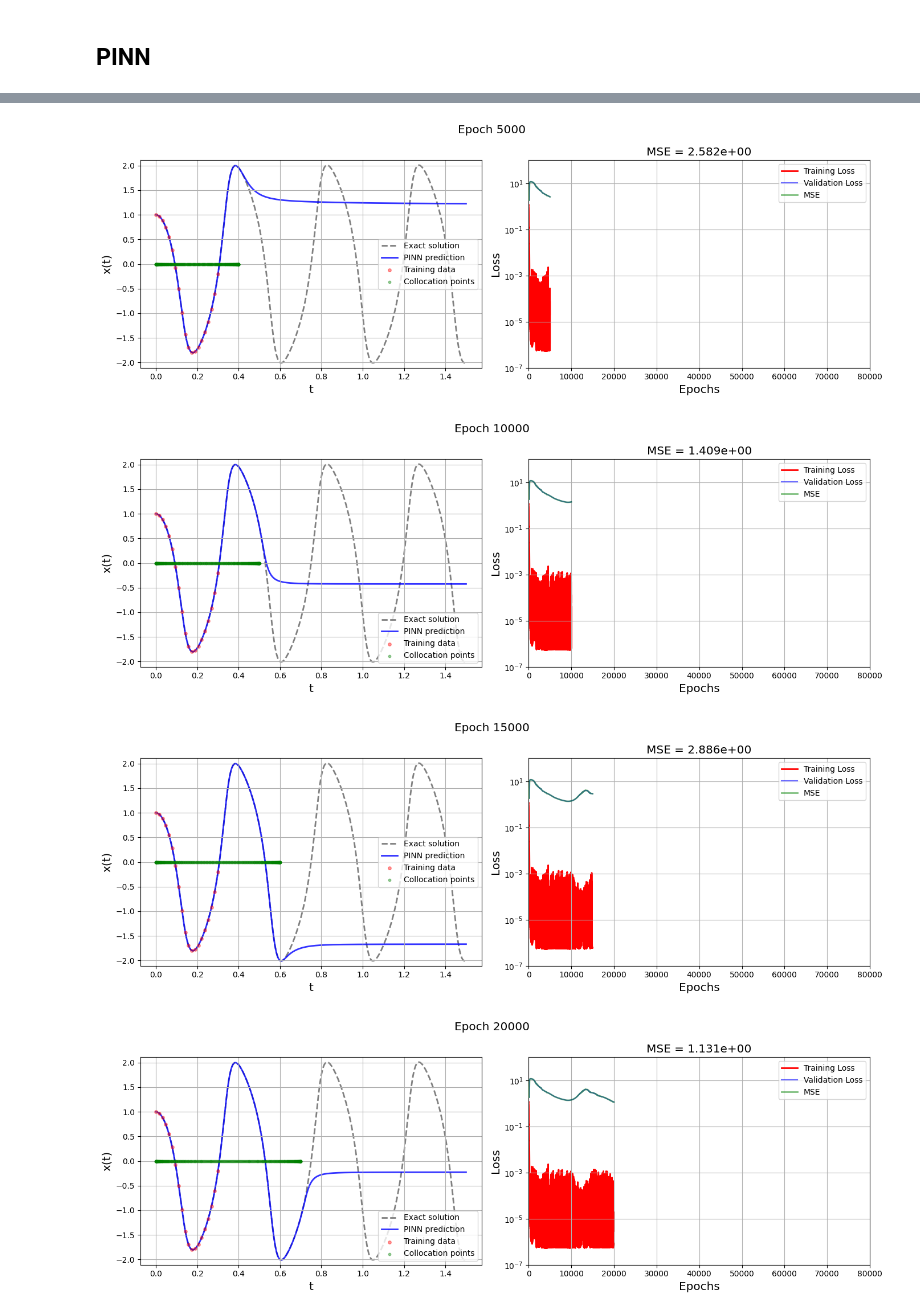
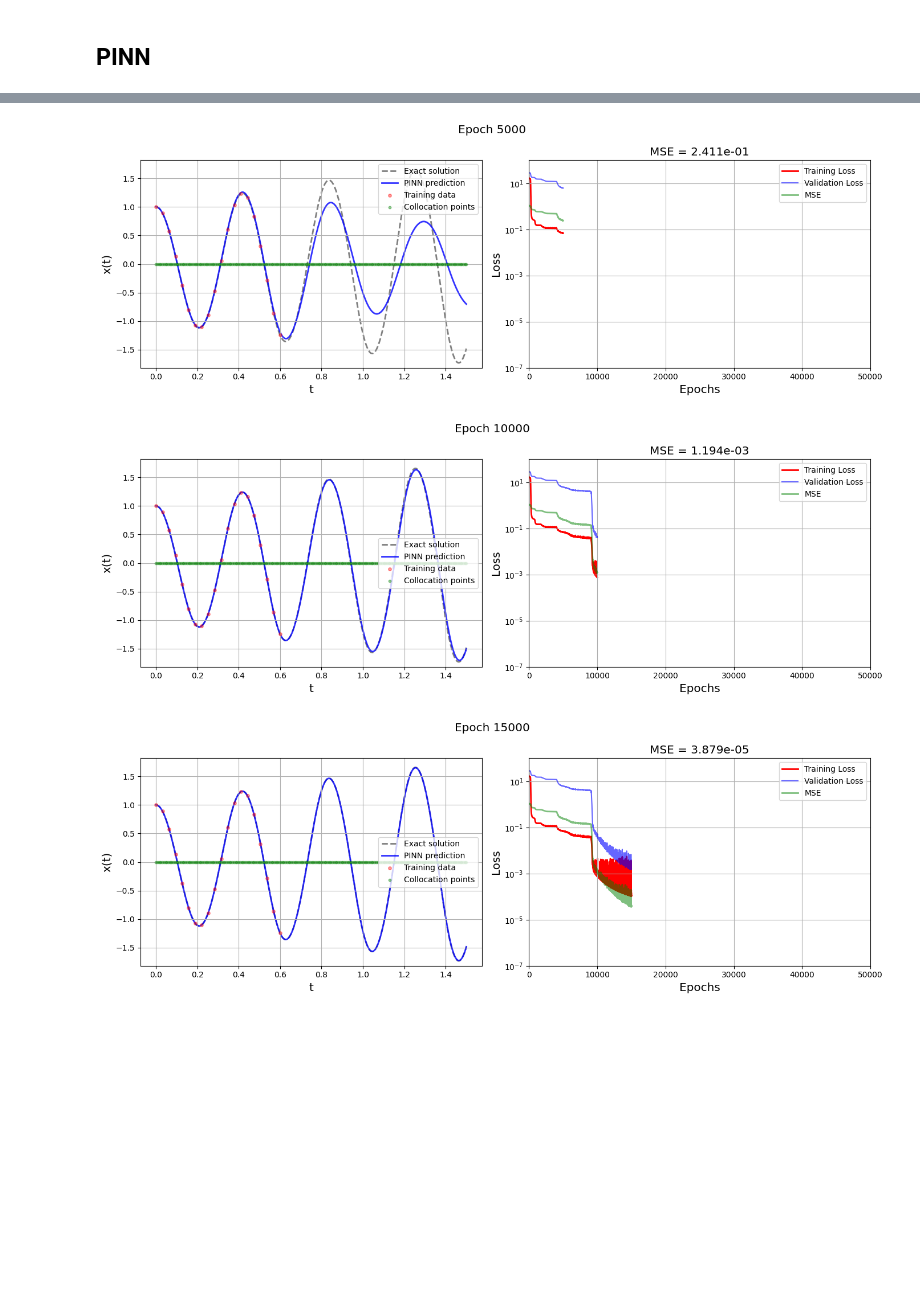
Before and after one commit to Mehdi-Haned/PINNs-Spring2025, a Jupyter notebook: PINNs/PINN.ipynb, the cells around one changed output, grey strips where cells are left out. Saved outputs shown, nothing was run; the diff lists cells and outputs as text; code cells hidden in the pictures; blank space fills up the shorter version.

```diff
--- a/PINNs/PINN.ipynb
+++ b/PINNs/PINN.ipynb
@@ -132,41 +122,37 @@ class FCN(nn.Module):
         x = self.fce(x)
         return x
 # %%
-learning_rate = 7e-4
-epochs        = 80_000
+learning_rate = 1e-3
+gamma         = 0.85
+epochs        = 50_000 + 1
 w_data        = 1e0
 w_derivative  = 1e-1
 w_ode         = 1e-4
 w_energy      = 0
 N_phys        = 200
 
-N_layers = 4
-N_nodes  = 50
+N_layers = 3
+N_nodes  = 32
 # %%
 # Define the samle locations for training data
 t_training  = t_data.clone().requires_grad_(True)
 
 # Define the sample locations for validation
 t_validation = t_val.clone().requires_grad_(True)
+
+# Define the sample locations for the ODE loss
+t_physics    = torch.linspace(ti, tf, N_phys).view(-1,1).requires_grad_(True)
 # %%
 # PINN
 PINN = FCN(1, 1, N_nodes, N_layers)
 
 # Uses the Adam optimizer
 optimizer = torch.optim.Adam(PINN.parameters(), lr = learning_rate)
+scheduler = torch.optim.lr_scheduler.ExponentialLR(optimizer, gamma=gamma)
 
 # Number of training steps
-
-ode_loss_history = []
-data_loss_history = []
-derivative_loss_history = []
-energy_loss_history = []
-loss_history = []
-mse_history = []
-ode_validation_loss_history = []
-data_validation_loss_history = []
-derivative_validation_loss_history = []
-energy_validation_loss_history = []
+error_history           = []
+training_loss_history   = []
 validation_loss_history = []
 
 for i in range(epochs):
@@ -177,24 +163,20 @@ for i in range(epochs):
     PINN.train()
     optimizer.zero_grad()
 
-    # Compute data loss .........................
-    y  = PINN(t_training)
-    data_loss = torch.mean((y - x1_data)**2)
+    # Compute data and derivative loss .........................
+    u  = PINN(t_training)
+    du = torch.autograd.grad(u, t_training, torch.ones_like(u), create_graph=True)[0]
 
-    # Compute derivative loss .........................
-    dy = torch.autograd.grad(y, t_training, torch.ones_like(y), create_graph=True)[0]
-    derivative_loss = torch.mean((dy - x2_data)**2)
+    data_loss       = torch.mean((u  - x1_data)**2)
+    derivative_loss = torch.mean((du - x2_data)**2)
 
     # Compute the ODE loss .........................
-
-    tau = 0.3 + np.minimum((tf-0.3)*i/60_000, (tf-0.3))
-    t_physics = torch.tensor([0.5*(tau + ti) + 0.5*(tau-ti)*np.cos(i*np.pi/N_phys) for i in range(N_phys)], dtype=torch.float32).view(-1,1).requires_grad_(True)
 
     z   = PINN(t_physics)
     dz  = torch.autograd.grad(z, t_physics, torch.ones_like(z), create_graph=True)[0]
     d2z = torch.autograd.grad(dz, t_physics, torch.ones_like(dz), create_graph=True)[0]
-    ode = d2z - F(z, dz, t_physics)
-    ode_loss = torch.mean(ode**2)
+    ode = d2z - F(z, dz, t_physics, (w0, mu))
+    ode_loss    = torch.mean(ode**2)
     energy_loss = torch.mean((E(z, dz, t_physics) - E0)**2)
 
     # Compute total loss
@@ -215,7 +197,7 @@ for i in range(epochs):
 
     data_loss_val       = torch.mean((v - x1_val)**2)
     derivative_loss_val = torch.mean((dv - x2_val)**2)
-    ode_loss_val        = torch.mean((d2v - F(x1_val, x2_val, t_validation))**2)
+    ode_loss_val        = torch.mean((d2v - F(x1_val, x2_val, t_validation, (w0, mu)))**2)
     energy_loss_val     = torch.mean((E(v, dv, t_validation) - E0)**2)
 
     loss_val = w_data*data_loss_val + w_derivative*derivative_loss_val + w_ode*ode_loss_val + w_energy*energy_loss_val
@@ -223,36 +205,19 @@ for i in range(epochs):
     # ===
     # Saving training information
     # ===
+    p = PINN(t).detach()
+    error = torch.mean((p - x1.view(-1,1))**2).item()
 
-    data_loss_history.append(w_data*data_loss.item())
-    derivative_loss_history.append(w_derivative*derivative_loss.item())
-    ode_loss_history.append(w_ode*ode_loss.item())
-    energy_loss_history.append(w_energy*energy_loss.item())
-    loss_history.append(loss.item())
-
-    data_validation_loss_history.append(w_data*data_loss_val.item())
-    derivative_validation_loss_history.append(w_derivative*derivative_loss_val.item())
-    ode_validation_loss_history.append(w_ode*ode_loss_val.item())
-    energy_validation_loss_history.append(w_energy*energy_loss_val.item())
+    error_history.append(error)
+    training_loss_history.append(loss.item())
     validation_loss_history.append(loss_val.item())
 
-    p   = PINN(t).detach()
-    mse = torch.mean((p - x1.view(-1,1))**2).item()
-    mse_history.append(mse)
     # ===
     # Plotting
     # ===
-
     if (i % 1_000) == 0:
-        plot_result(
-            i, epochs, t.detach(), x1.detach(),
-            t_data.detach(), x1_data.detach(),
-            p, t_physics.detach(),
-            data_loss_history, data_validation_loss_history, mse_history
-        )
-
+        plot_result()
         if i == (epochs-1):
-
             plt.show()
         elif (i % 5_000) == 0:
             plt.show()
@@ -263,4 +228,3 @@ for i in range(epochs):
-[figure, old version]
+[figure, new version]
-[figure, old version]
+[figure, new version]
-[figure, old version]
+[figure, new version]
-[figure, removed]
```
Also changed, not shown: parts of 7 cells of this notebook, 2 other files.
